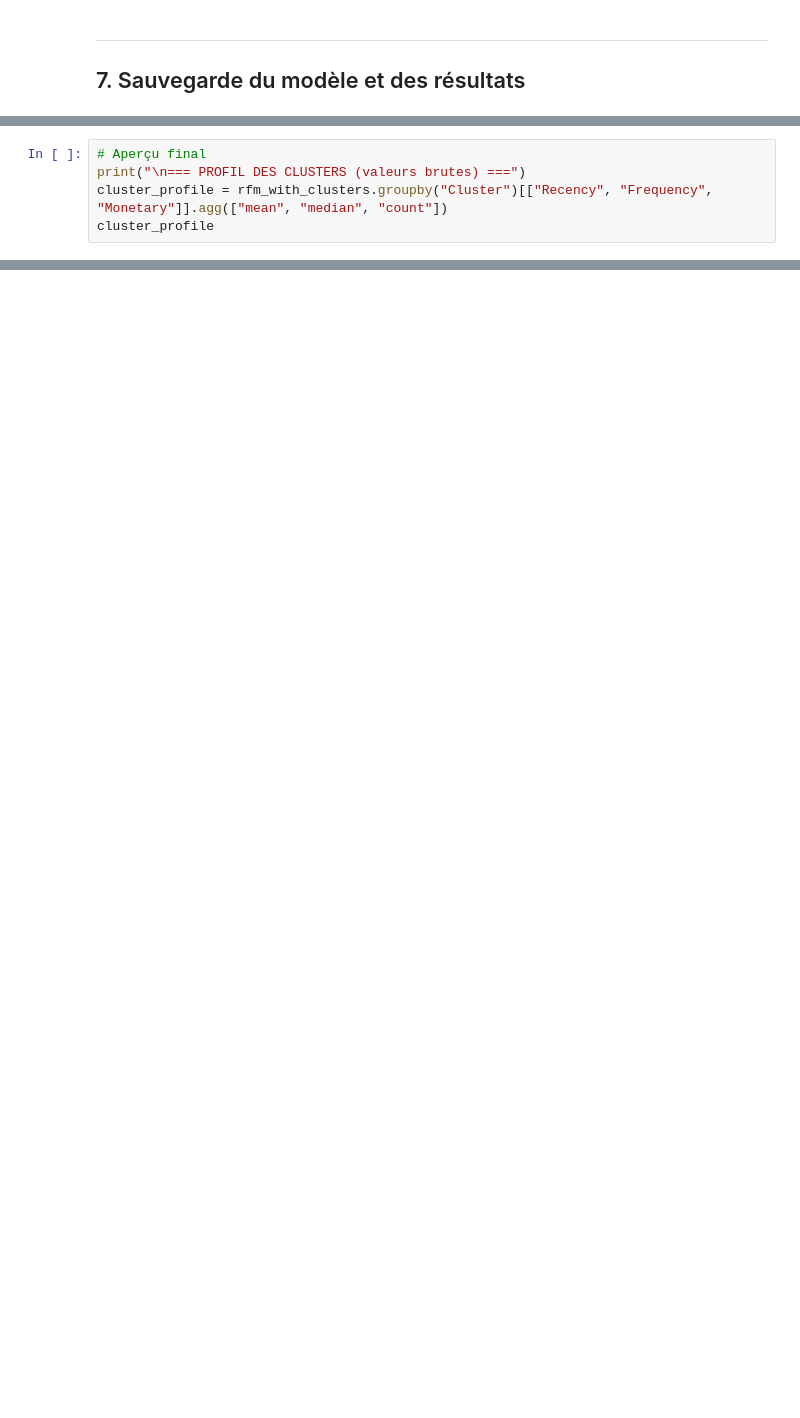
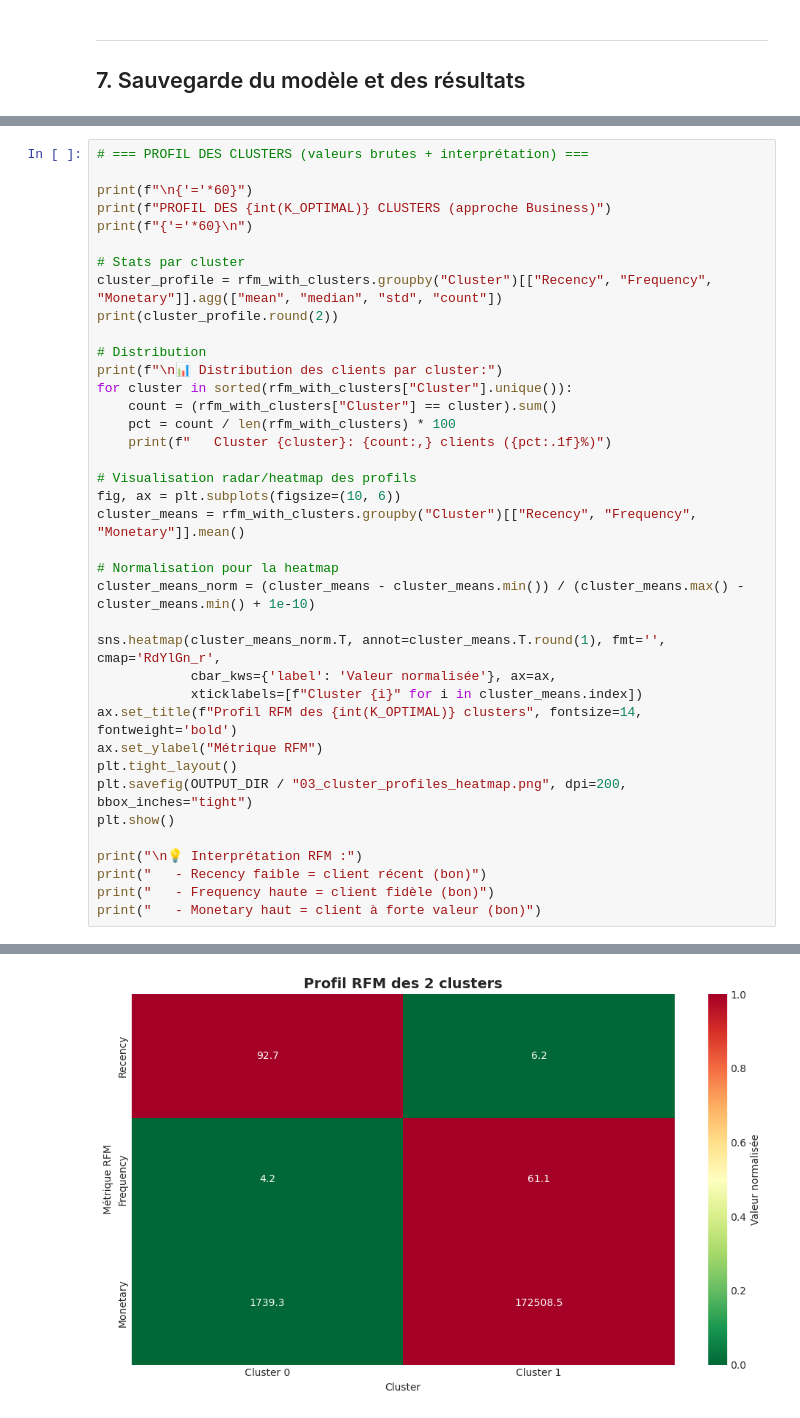
Before and after one commit to datapoli12/Segmentation-Client-E-commerce, a Jupyter notebook: notebooks/03_modeling.ipynb, the cells around one changed output, grey strips where cells are left out. Cells and saved outputs as stored; diff of their text form; blank space fills up the shorter version.

```diff
--- a/notebooks/03_modeling.ipynb
+++ b/notebooks/03_modeling.ipynb
@@ -257,5 +483,39 @@ print(f"✓ Comparaison: outputs/reports/model_comparison.csv")
 # %%
-# Aperçu final
-print("\n=== PROFIL DES CLUSTERS (valeurs brutes) ===")
-cluster_profile = rfm_with_clusters.groupby("Cluster")[["Recency", "Frequency", "Monetary"]].agg(["mean", "median", "count"])
-cluster_profile
+# === PROFIL DES CLUSTERS (valeurs brutes + interprétation) ===
+
+print(f"\n{'='*60}")
+print(f"PROFIL DES {int(K_OPTIMAL)} CLUSTERS (approche Business)")
+print(f"{'='*60}\n")
+
+# Stats par cluster
+cluster_profile = rfm_with_clusters.groupby("Cluster")[["Recency", "Frequency", "Monetary"]].agg(["mean", "median", "std", "count"])
+print(cluster_profile.round(2))
+
+# Distribution
+print(f"\n📊 Distribution des clients par cluster:")
+for cluster in sorted(rfm_with_clusters["Cluster"].unique()):
+    count = (rfm_with_clusters["Cluster"] == cluster).sum()
+    pct = count / len(rfm_with_clusters) * 100
+    print(f"   Cluster {cluster}: {count:,} clients ({pct:.1f}%)")
+
+# Visualisation radar/heatmap des profils
+fig, ax = plt.subplots(figsize=(10, 6))
+cluster_means = rfm_with_clusters.groupby("Cluster")[["Recency", "Frequency", "Monetary"]].mean()
+
+# Normalisation pour la heatmap
+cluster_means_norm = (cluster_means - cluster_means.min()) / (cluster_means.max() - cluster_means.min() + 1e-10)
+
+sns.heatmap(cluster_means_norm.T, annot=cluster_means.T.round(1), fmt='', cmap='RdYlGn_r',
+            cbar_kws={'label': 'Valeur normalisée'}, ax=ax,
+            xticklabels=[f"Cluster {i}" for i in cluster_means.index])
+ax.set_title(f"Profil RFM des {int(K_OPTIMAL)} clusters", fontsize=14, fontweight='bold')
+ax.set_ylabel("Métrique RFM")
+plt.tight_layout()
+plt.savefig(OUTPUT_DIR / "03_cluster_profiles_heatmap.png", dpi=200, bbox_inches="tight")
+plt.show()
+
+print("\n💡 Interprétation RFM :")
+print("   - Recency faible = client récent (bon)")
+print("   - Frequency haute = client fidèle (bon)")
+print("   - Monetary haut = client à forte valeur (bon)")
+# %% [output]
@@ -261,0 +541 @@ cluster_profile
+[figure, added]
```
Also changed, not shown: parts of 23 cells of this notebook, 6 other files.
